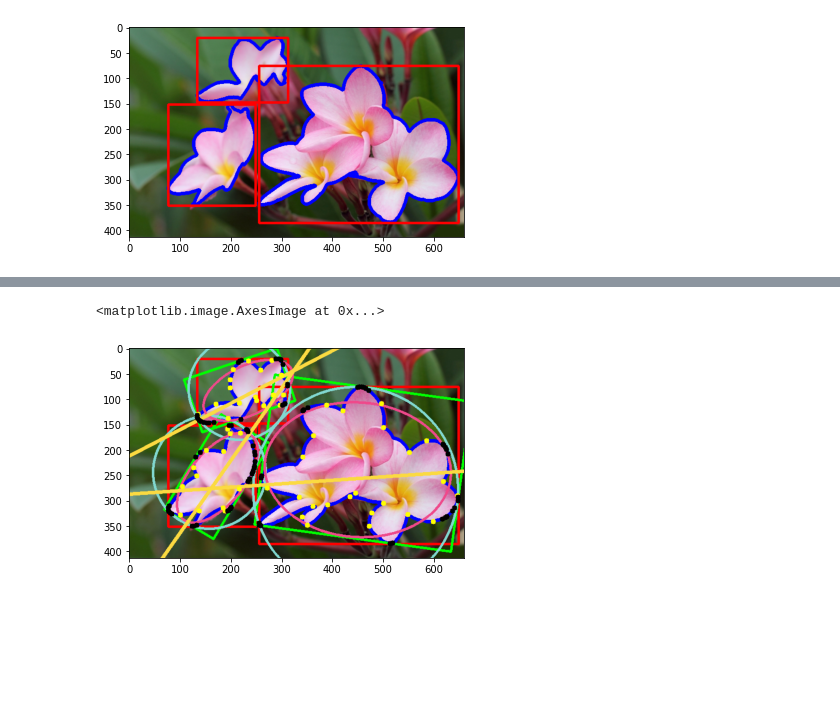
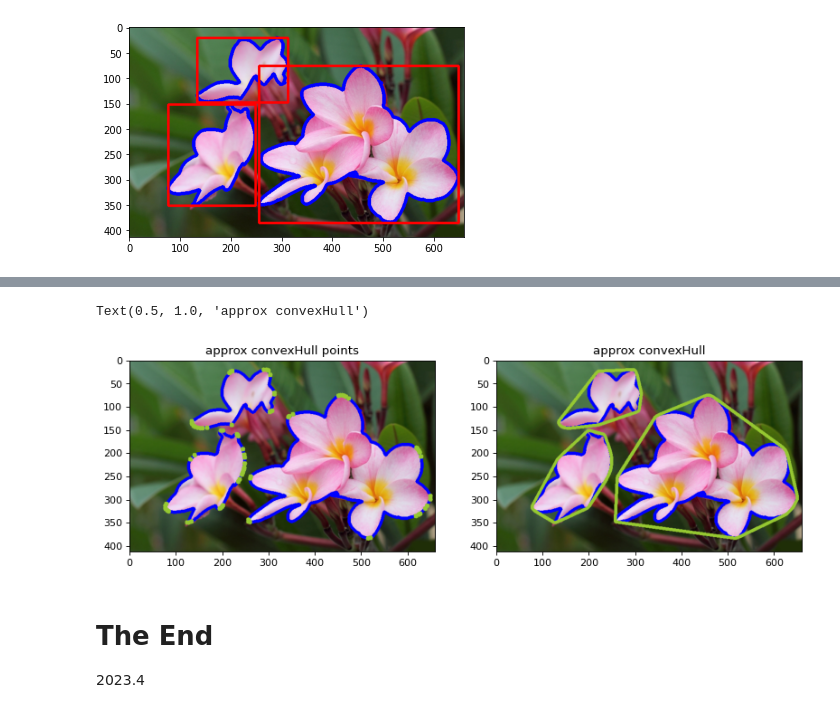
Before and after one commit to haodong2000/Vision2022, a Jupyter notebook: 3-3-advanced-image-process.ipynb, the cells around one changed output, grey strips where cells are left out. Drawn from its saved outputs; the diff is of its cells as text; code cells hidden in the pictures; blank space fills up the shorter version.

```diff
--- a/3-3-advanced-image-process.ipynb
+++ b/3-3-advanced-image-process.ipynb
@@ -240,9 +246,3 @@ plt.imshow(img_copy, norm=no_norm)
 - ***Original***, ***epsilon = 10%***, ***epsilon = 1%***
 
 ![approx_1](./images/approx_1.jpg)
-# %%
-for i in range(len(contours) - start_index):
-    epsilon = 0.005 * cv2.arcLength(contours[i + start_index], True)
-    approx = cv2.approxPolyDP(contours[i + start_index], epsilon, True)
-    cv2.drawContours(img_copy, approx, -1, (255,255,0), 10)
-plt.imshow(img_copy, norm=no_norm)
@@ -251,0 +265,19 @@ plt.imshow(img_copy, norm=no_norm)
+# %%
+# approx polygon
+img_rgb_PolyPoints = np.copy(img_con_new)
+img_rgb_Poly = np.copy(img_con_new)
+for i in range(len(contours) - start_index):
+    perimeter = cv2.arcLength(contours[i + start_index],True)
+    epsilon = 0.01 * perimeter
+    approx = cv2.approxPolyDP(contours[i + start_index], epsilon, True)
+    cv2.drawContours(img_rgb_PolyPoints, approx, -1, (255,255,0), 10)
+    cv2.drawContours(img_rgb_Poly, [approx], -1, (0,255,255), 5)
+
+# plt
+plt.figure(figsize=(12, 8), dpi=80)
+plt.subplot(1,2,1)
+plt.imshow(img_rgb_PolyPoints)
+plt.title("approx polygon points")
+plt.subplot(1,2,2)
+plt.imshow(img_rgb_Poly)
+plt.title("approx polygon")
@@ -255,10 +292,26 @@ plt.imshow(img_copy, norm=no_norm)
 
 ![convex_hand](./images/convex_hand.jpg)
 # %%
+# convexHull
+img_rgb_convexHullPoints = np.copy(img_con_new)
+img_rgb_convexHull = np.copy(img_con_new)
 for i in range(len(contours) - start_index):
     hull = cv2.convexHull(contours[i + start_index])
-    cv2.drawContours(img_copy, hull, -1, (0,0,0), 10)
-plt.imshow(img_copy, norm=no_norm)
+    cv2.drawContours(img_rgb_convexHullPoints, hull, -1, (150,200,50), 10)
+    cv2.drawContours(img_rgb_convexHull, [hull], -1, (150,200,50), 5)
+
+# plt
+plt.figure(figsize=(12, 8), dpi=80)
+plt.subplot(1,2,1)
+plt.imshow(img_rgb_convexHullPoints)
+plt.title("approx convexHull points")
+plt.subplot(1,2,2)
+plt.imshow(img_rgb_convexHull)
+plt.title("approx convexHull")
 # %% [output]
-<matplotlib.image.AxesImage at 0x...>
+Text(0.5, 1.0, 'approx convexHull')
-[figure, old version]
+[figure, new version]
+# %% [markdown]
+# The End
+
+2023.4
```
Also changed, not shown: parts of 32 cells of this notebook.
